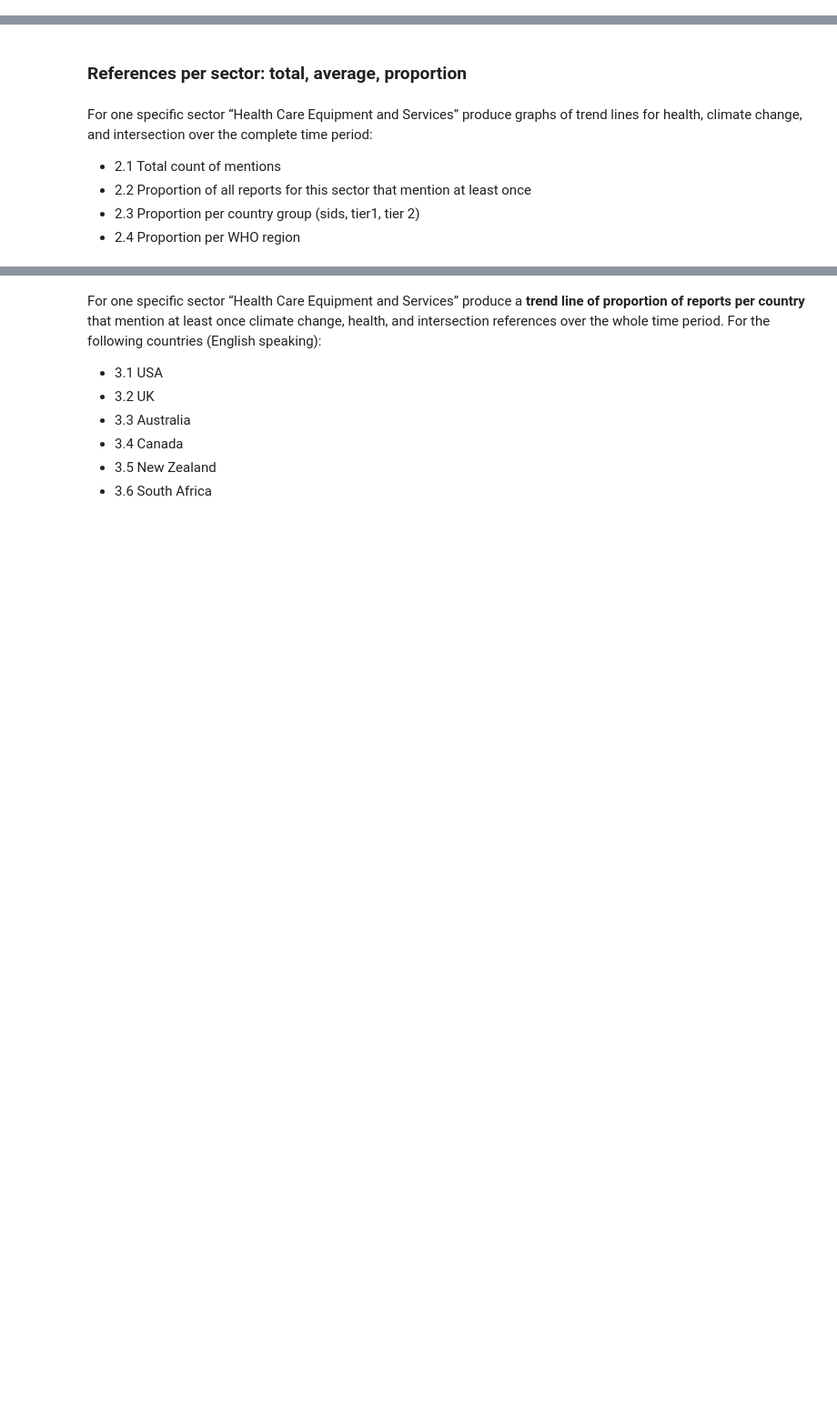
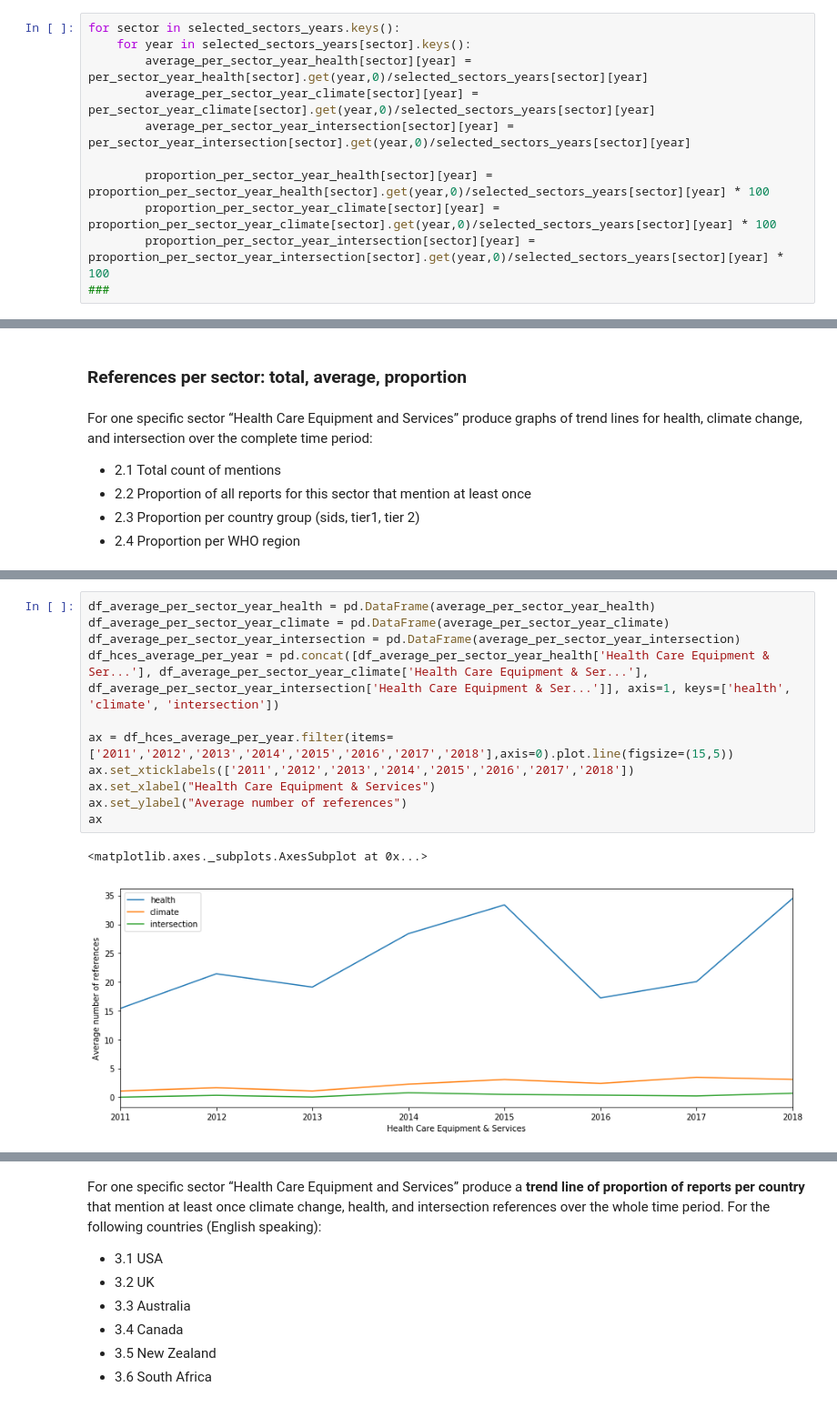
Before and after one commit to sjankin/lancet, a Jupyter notebook: notebooks/Global_Compact_Analysis-2018B.ipynb, the cells around one changed output, grey strips where cells are left out. Shown at 91% size. Saved outputs shown, nothing was run; the diff lists cells and outputs as text; blank space fills up the shorter version.

```diff
--- a/notebooks/Global_Compact_Analysis-2018B.ipynb
+++ b/notebooks/Global_Compact_Analysis-2018B.ipynb
@@ -551,3 +592,14 @@ df_hces_per_year
+# %%
+for sector in selected_sectors_years.keys():
+    for year in selected_sectors_years[sector].keys():
+        average_per_sector_year_health[sector][year] = per_sector_year_health[sector].get(year,0)/selected_sectors_years[sector][year]
+        average_per_sector_year_climate[sector][year] = per_sector_year_climate[sector].get(year,0)/selected_sectors_years[sector][year]
+        average_per_sector_year_intersection[sector][year] = per_sector_year_intersection[sector].get(year,0)/selected_sectors_years[sector][year]
+
+        proportion_per_sector_year_health[sector][year] = proportion_per_sector_year_health[sector].get(year,0)/selected_sectors_years[sector][year] * 100
+        proportion_per_sector_year_climate[sector][year] = proportion_per_sector_year_climate[sector].get(year,0)/selected_sectors_years[sector][year] * 100
+        proportion_per_sector_year_intersection[sector][year] = proportion_per_sector_year_intersection[sector].get(year,0)/selected_sectors_years[sector][year] * 100
+###
 # %% [markdown]
 ## 6. Visualising the result of the text analysis
 # %% [markdown]
@@ -641,0 +660,14 @@ ax
+# %%
+df_average_per_sector_year_health = pd.DataFrame(average_per_sector_year_health)
+df_average_per_sector_year_climate = pd.DataFrame(average_per_sector_year_climate)
+df_average_per_sector_year_intersection = pd.DataFrame(average_per_sector_year_intersection)
+df_hces_average_per_year = pd.concat([df_average_per_sector_year_health['Health Care Equipment & Ser...'], df_average_per_sector_year_climate['Health Care Equipment & Ser...'], df_average_per_sector_year_intersection['Health Care Equipment & Ser...']], axis=1, keys=['health', 'climate', 'intersection'])
+
+ax = df_hces_average_per_year.filter(items=['2011','2012','2013','2014','2015','2016','2017','2018'],axis=0).plot.line(figsize=(15,5))
+ax.set_xticklabels(['2011','2012','2013','2014','2015','2016','2017','2018'])
+ax.set_xlabel("Health Care Equipment & Services")
+ax.set_ylabel("Average number of references")
+ax
+# %% [output]
+<matplotlib.axes._subplots.AxesSubplot at 0x...>
+[figure, added]
```
Also changed, not shown: parts of 12 cells of this notebook.
